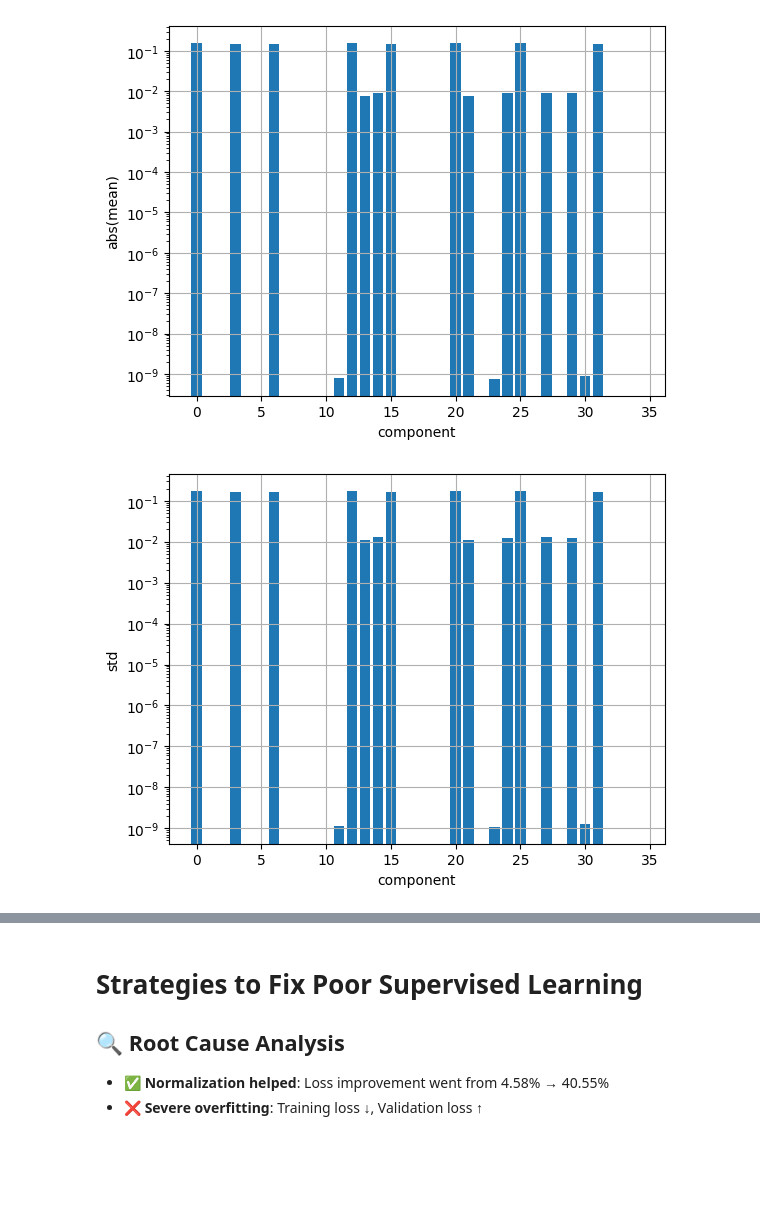
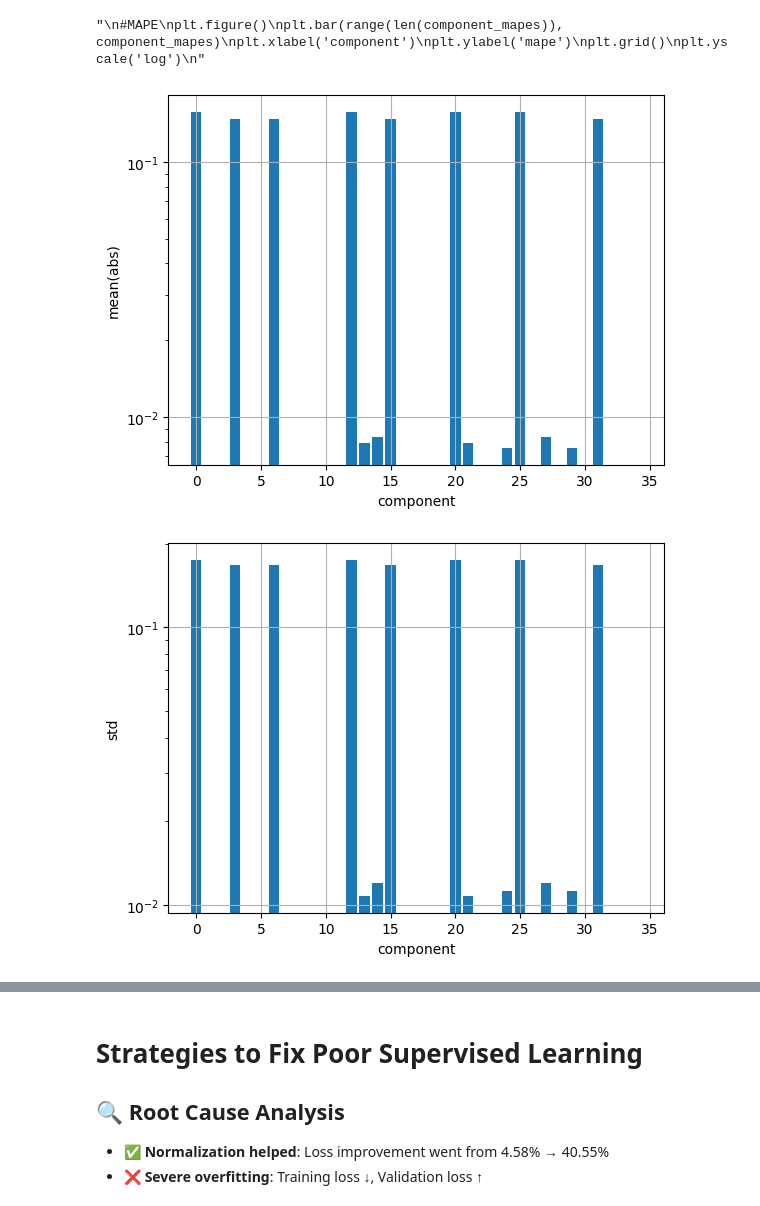
Before and after one commit to TomasSilva/LearningG2, a Jupyter notebook: run_interactive.ipynb, the cells around one changed output, grey strips where cells are left out. Drawn from its saved outputs; the diff is of its cells as text; code cells hidden in the pictures; blank space fills up the shorter version.

```diff
--- a/run_interactive.ipynb
+++ b/run_interactive.ipynb
@@ -35,9 +35,9 @@ model_name = 'test'
 !python3 -m run {model_name}
 # %%
 # Import the trained model
-#loaded_model_name = model_name #'3form' #model_name #...or set to desired name if not model trained above
-#loaded_model_path = os.getcwd() + f"/runs/global_model_{loaded_model_name}.keras" #...reimport the model
-loaded_model_path = os.getcwd() + f"/models/link_models/global_model_3form.keras" #...import a pre-trained model instead
+loaded_model_name = '3form_1patch' #model_name #...or set to desired name if not model trained above
+loaded_model_path = os.getcwd() + f"/runs/global_model_{loaded_model_name}.keras" #...reimport the model
+#loaded_model_path = os.getcwd() + f"/models/link_models/global_model_3form.keras" #...import a pre-trained model instead
 
 # Custom objects for loading the new architecture
 custom_objects = {
@@ -55,10 +55,24 @@ loaded_model = tf.keras.models.load_model(loaded_model_path, custom_objects=cust
 # Testing hyperparameters
 testsize = 1000 #...how many link points to use in the testing
 
+# Optional: Set target_patch to filter for specific patch, or None for all patches
+# Examples: target_patch = (0, 1) for one_idx=0, dropped_idx=1
+#           target_patch = None for all patches (mixed)
+target_patch = [0,1]  # Change to (one_idx, dropped_idx) to test specific patch
+
 # Generate the testing data on the Link
-test_dataset = LinkSample(testsize)
+test_dataset = LinkSample(testsize, target_patch=target_patch)
 test_linkpts = test_dataset.link_points()
-test_patch_idxs = patch_indices_to_scalar(test_dataset.one_idxs, test_dataset.dropped_idxs)
+# NEW: Use 2D patch vectors [one_idx, dropped_idx] instead of scalar encoding
+test_patch_idxs = tf.stack([test_dataset.one_idxs, test_dataset.dropped_idxs], axis=1)
+
+if target_patch is not None:
+    print(f'Generated {testsize} samples for patch {target_patch}')
+else:
+    # Show patch distribution when using mixed patches
+    unique_patches = tf.unique(test_dataset.one_idxs * 5 + test_dataset.dropped_idxs)[0]
+    print(f'Generated {testsize} samples across {len(unique_patches)} different patches')
+
 if not hp["metric"]:
     test_link_outputs = test_dataset.g2_form
 else:
@@ -155,5 +273,6 @@ Per-component MAPE: [1.05706476e+02 4.10823810e-04 5.28926218e-04 1.12197310e+02
 # %%
 import matplotlib.pyplot as plt
+test_outputs_vecs = form_to_vec(test_link_outputs_tf)
 component_abs_means = np.mean(np.absolute(test_outputs_vecs), axis=0)
 component_stds = np.std(test_outputs_vecs, axis=0)
 print(component_abs_means)
@@ -165,8 +284,9 @@ print('Constant Components --->\n',np.where(component_stds == 0)[0].tolist())
 #Abs(Mean)
 plt.figure()
 plt.bar(range(len(component_abs_means)), component_abs_means)
+plt.bar()
 plt.xlabel('component')
-plt.ylabel('abs(mean)')
+plt.ylabel('mean(abs)')
 plt.grid()
 plt.yscale('log')
 
@@ -178,6 +298,7 @@ plt.ylabel('std')
 plt.grid()
 plt.yscale('log')
 
+'''
 #MAPE
 plt.figure()
 plt.bar(range(len(component_mapes)), component_mapes)
@@ -185,4 +306,5 @@ plt.xlabel('component')
 plt.ylabel('mape')
 plt.grid()
 plt.yscale('log')
+'''
 # %% [output]
@@ -206,2 +327,3 @@ Constant Components --->
+"\n#MAPE\nplt.figure()\nplt.bar(range(len(component_mapes)), component_mapes)\nplt.xlabel('component')\nplt.ylabel('mape')\nplt.grid()\nplt.yscale('log')\n"
-[figure, old version]
+[figure, new version]
-[figure, old version]
+[figure, new version]
```
Also changed, not shown: parts of 14 cells of this notebook, 6 other files.
